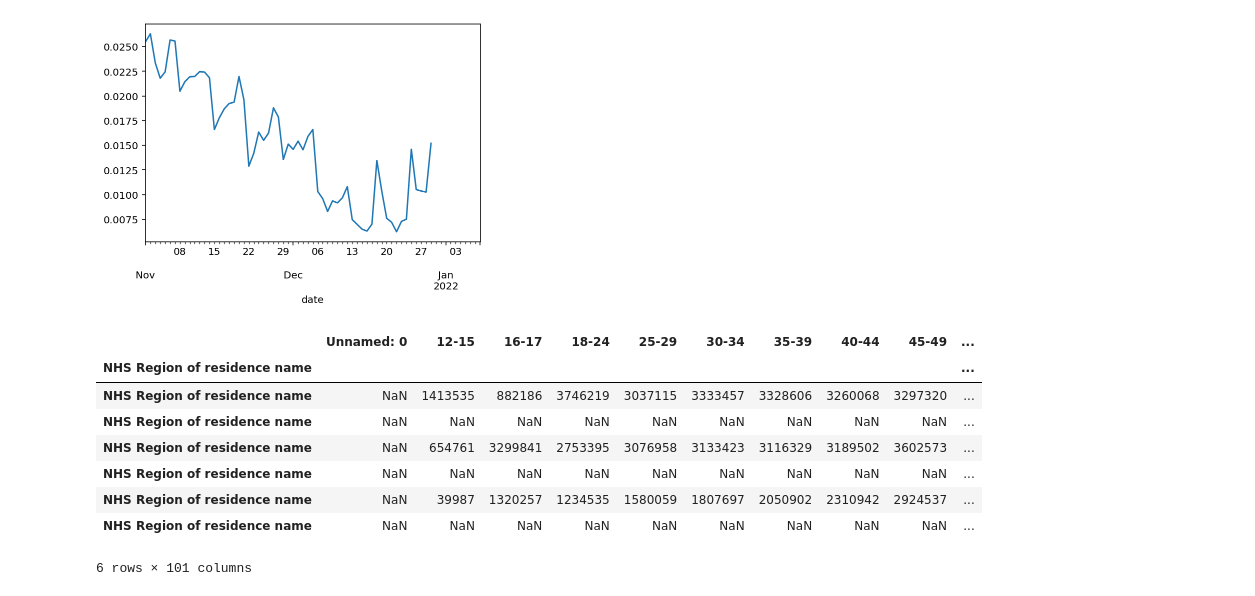
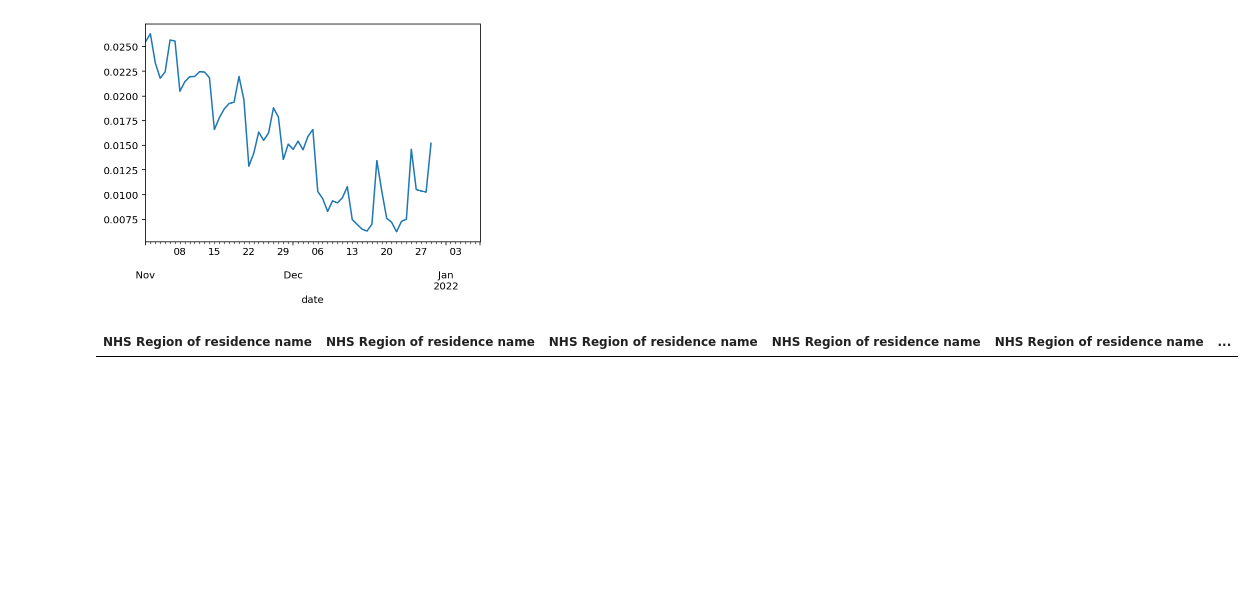
Before and after one commit to mg14/impfung-de, a Jupyter notebook: impfung.ipynb, the cells around one changed output. Drawn from its saved outputs; the diff is of its cells as text; code cells hidden in the pictures; blank space fills up the shorter version.

```diff
--- a/impfung.ipynb
+++ b/impfung.ipynb
@@ -483,17 +492,9 @@ def shift_date_index(df, shift):
 # %%
+i = 0
 pd.read_excel("https://www.england.nhs.uk/statistics/wp-content/uploads/sites/2/2022/01/COVID-19-weekly-announced-vaccinations-06-January-2022.xlsx",
               sheet_name=2,
-              skiprows=23,
+              skiprows=[23,35,47][i],
               index_col=[1,2],
-              #nrows=10,
-              engine="openpyxl").loc["Total4"].iloc[:,1:
+              engine="openpyxl").loc["Total4"].iloc[:,1:].T.dropna().rename({'Under 18':'16-17'}).fillna(0)
 # %% [output]
-|  | Unnamed: 0 | 12-15 | 16-17 | 18-24 | 25-29 | 30-34 | 35-39 | 40-44 | 45-49 | ... |
-| NHS Region of residence name |  |  |  |  |  |  |  |  |  | ... |
-| NHS Region of residence name | NaN | 1413535 | 882186 | 3746219 | 3037115 | 3333457 | 3328606 | 3260068 | 3297320 | ... |
-| NHS Region of residence name | NaN | NaN | NaN | NaN | NaN | NaN | NaN | NaN | NaN | ... |
-| NHS Region of residence name | NaN | 654761 | 3299841 | 2753395 | 3076958 | 3133423 | 3116329 | 3189502 | 3602573 | ... |
-| NHS Region of residence name | NaN | NaN | NaN | NaN | NaN | NaN | NaN | NaN | NaN | ... |
-| NHS Region of residence name | NaN | 39987 | 1320257 | 1234535 | 1580059 | 1807697 | 2050902 | 2310942 | 2924537 | ... |
-| NHS Region of residence name | NaN | NaN | NaN | NaN | NaN | NaN | NaN | NaN | NaN | ... |
+| NHS Region of residence name | NHS Region of residence name | NHS Region of residence name | NHS Region of residence name | NHS Region of residence name | ... |
-6 rows × 101 columns
```
Also changed, not shown: parts of 8 cells of this notebook.
